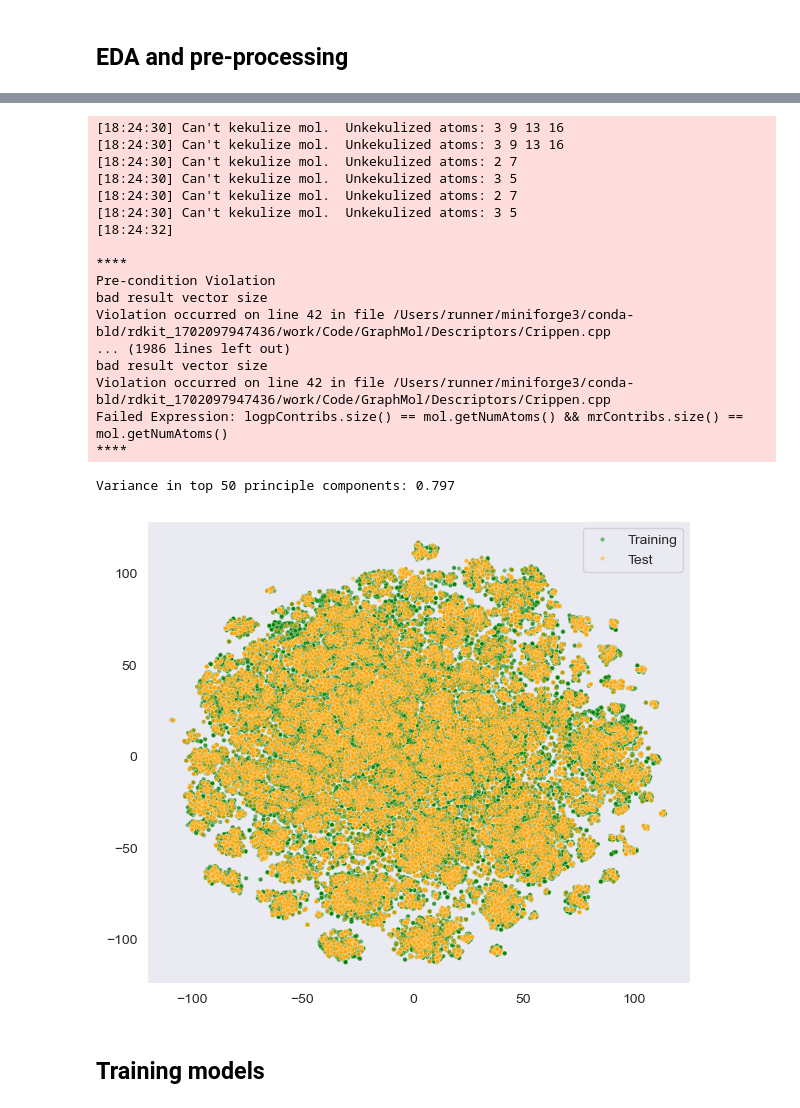
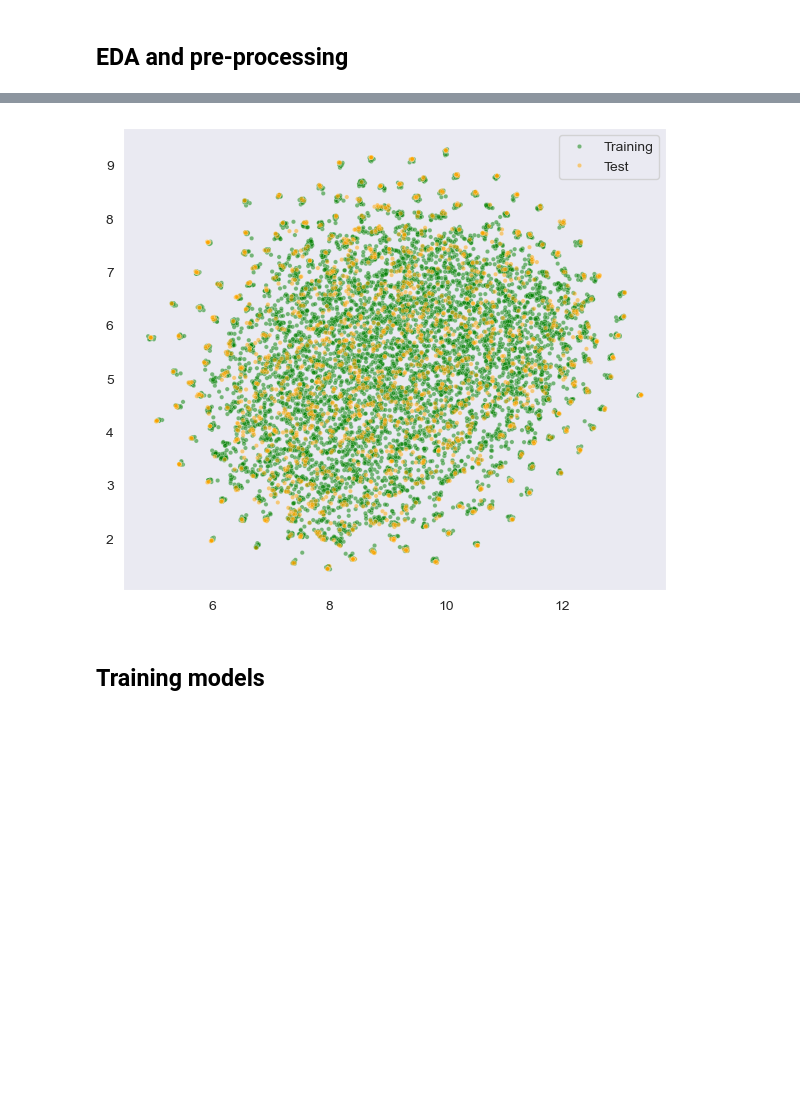
Before and after one commit to jonswain/logd_and_pka, a Jupyter notebook: notebooks/1.0-JS-EDA-SKLearn.ipynb, the cells around one changed output, grey strips where cells are left out. Saved outputs shown, nothing was run; the diff lists cells and outputs as text; code cells hidden in the pictures; blank space fills up the shorter version.

Commit message:
replace tSNE with UMAP

```diff
--- a/notebooks/1.0-JS-EDA-SKLearn.ipynb
+++ b/notebooks/1.0-JS-EDA-SKLearn.ipynb
@@ -63,33 +64,15 @@ compare_train_test_distribution(train, test, "logd")
 # %%
 training_desc = all_descriptors(train)
 training_desc.to_csv("../data/processed/train_desc.csv")
 test_desc = all_descriptors(test)
 test_desc.to_csv("../data/processed/test_desc.csv")
 
-pca_then_tsne(
-    features=[training_desc.iloc[:, -214:], test_desc.iloc[:, -214:]],
+umap_visualisation(
+    features=[training_desc, test_desc],
     classes=["Training", "Test"],
 )
 # %% [output]
-[18:24:30] Can't kekulize mol.  Unkekulized atoms: 3 9 13 16
-[18:24:30] Can't kekulize mol.  Unkekulized atoms: 3 9 13 16
-[18:24:30] Can't kekulize mol.  Unkekulized atoms: 2 7
-[18:24:30] Can't kekulize mol.  Unkekulized atoms: 3 5
-[18:24:30] Can't kekulize mol.  Unkekulized atoms: 2 7
-[18:24:30] Can't kekulize mol.  Unkekulized atoms: 3 5
-[18:24:32]
-
-****
-Pre-condition Violation
-bad result vector size
-Violation occurred on line 42 in file /Users/runner/miniforge3/conda-bld/rdkit_1702097947436/work/Code/GraphMol/Descriptors/Crippen.cpp
-... (1986 lines left out)
-bad result vector size
-Violation occurred on line 42 in file /Users/runner/miniforge3/conda-bld/rdkit_1702097947436/work/Code/GraphMol/Descriptors/Crippen.cpp
-Failed Expression: logpContribs.size() == mol.getNumAtoms() && mrContribs.size() == mol.getNumAtoms()
-****
-Variance in top 50 principle components: 0.797
-[figure, old version]
+[figure, new version]
 # %% [markdown]
 ## Training models
 # %%
```
Also changed, not shown: parts of 4 cells of this notebook.
